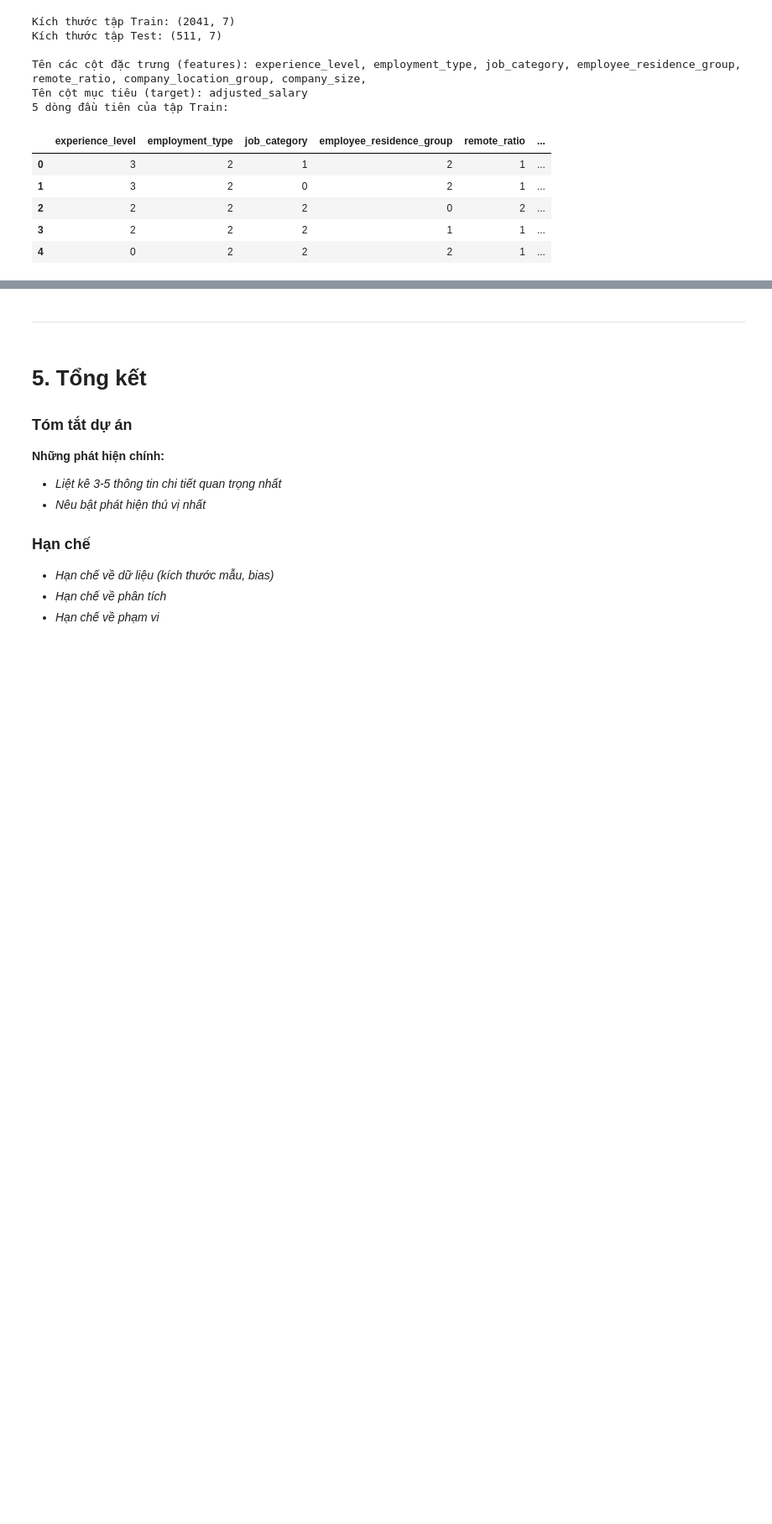
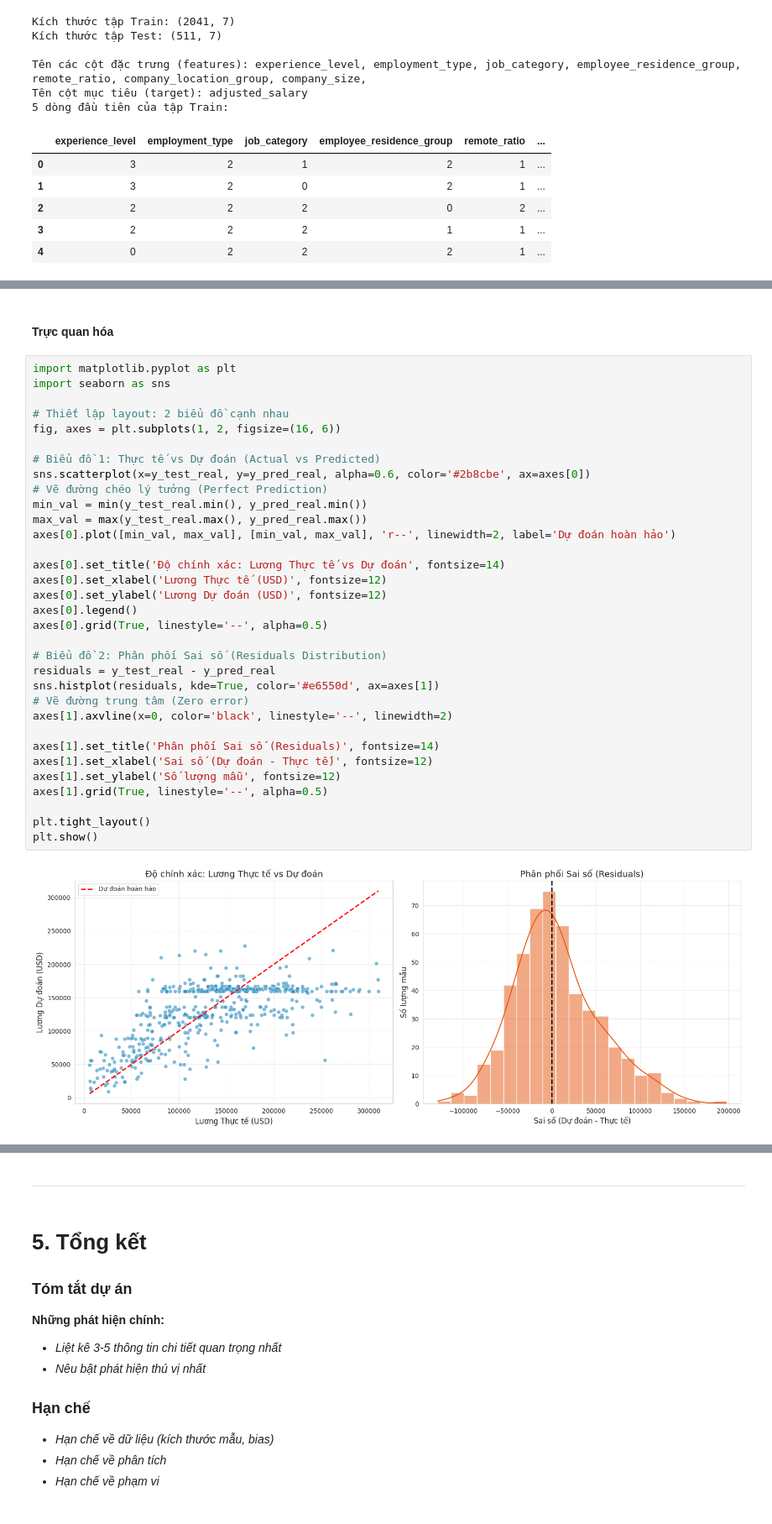
Before and after one commit to Trung0Minh/CSC17104_2025_Final_Project, a Jupyter notebook: DataScienceSalaries2023.ipynb, the cells around one changed output, grey strips where cells are left out. Shown at 84% size. Saved outputs shown, nothing was run; the diff lists cells and outputs as text; blank space fills up the shorter version.

```diff
--- a/DataScienceSalaries2023.ipynb
+++ b/DataScienceSalaries2023.ipynb
@@ -1161,0 +1252,37 @@ Dựa trên chỉ số *Feature Importance* trích xuất từ mô hình **Rando
+# %% [markdown]
+#### Trực quan hóa
+# %%
+import matplotlib.pyplot as plt
+import seaborn as sns
+
+# Thiết lập layout: 2 biểu đồ cạnh nhau
+fig, axes = plt.subplots(1, 2, figsize=(16, 6))
+
+# Biểu đồ 1: Thực tế vs Dự đoán (Actual vs Predicted)
+sns.scatterplot(x=y_test_real, y=y_pred_real, alpha=0.6, color='#2b8cbe', ax=axes[0])
+# Vẽ đường chéo lý tưởng (Perfect Prediction)
+min_val = min(y_test_real.min(), y_pred_real.min())
+max_val = max(y_test_real.max(), y_pred_real.max())
+axes[0].plot([min_val, max_val], [min_val, max_val], 'r--', linewidth=2, label='Dự đoán hoàn hảo')
+
+axes[0].set_title('Độ chính xác: Lương Thực tế vs Dự đoán', fontsize=14)
+axes[0].set_xlabel('Lương Thực tế (USD)', fontsize=12)
+axes[0].set_ylabel('Lương Dự đoán (USD)', fontsize=12)
+axes[0].legend()
+axes[0].grid(True, linestyle='--', alpha=0.5)
+
+# Biểu đồ 2: Phân phối Sai số (Residuals Distribution)
+residuals = y_test_real - y_pred_real
+sns.histplot(residuals, kde=True, color='#e6550d', ax=axes[1])
+# Vẽ đường trung tâm (Zero error)
+axes[1].axvline(x=0, color='black', linestyle='--', linewidth=2)
+
+axes[1].set_title('Phân phối Sai số (Residuals)', fontsize=14)
+axes[1].set_xlabel('Sai số (Dự đoán - Thực tế)', fontsize=12)
+axes[1].set_ylabel('Số lượng mẫu', fontsize=12)
+axes[1].grid(True, linestyle='--', alpha=0.5)
+
+plt.tight_layout()
+plt.show()
+# %% [output]
+[figure, added]
```
Also changed, not shown: parts of 40 cells of this notebook, 1 other file.
